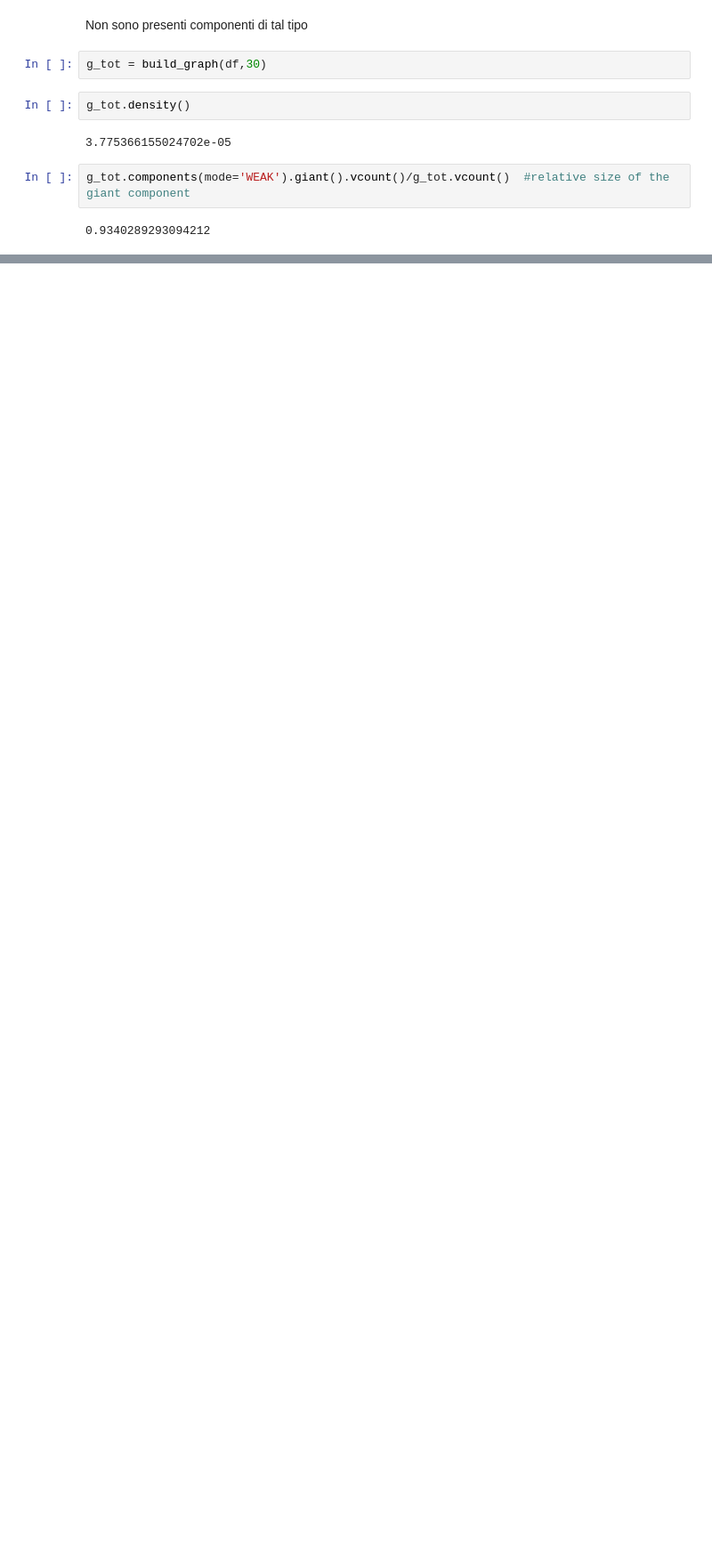
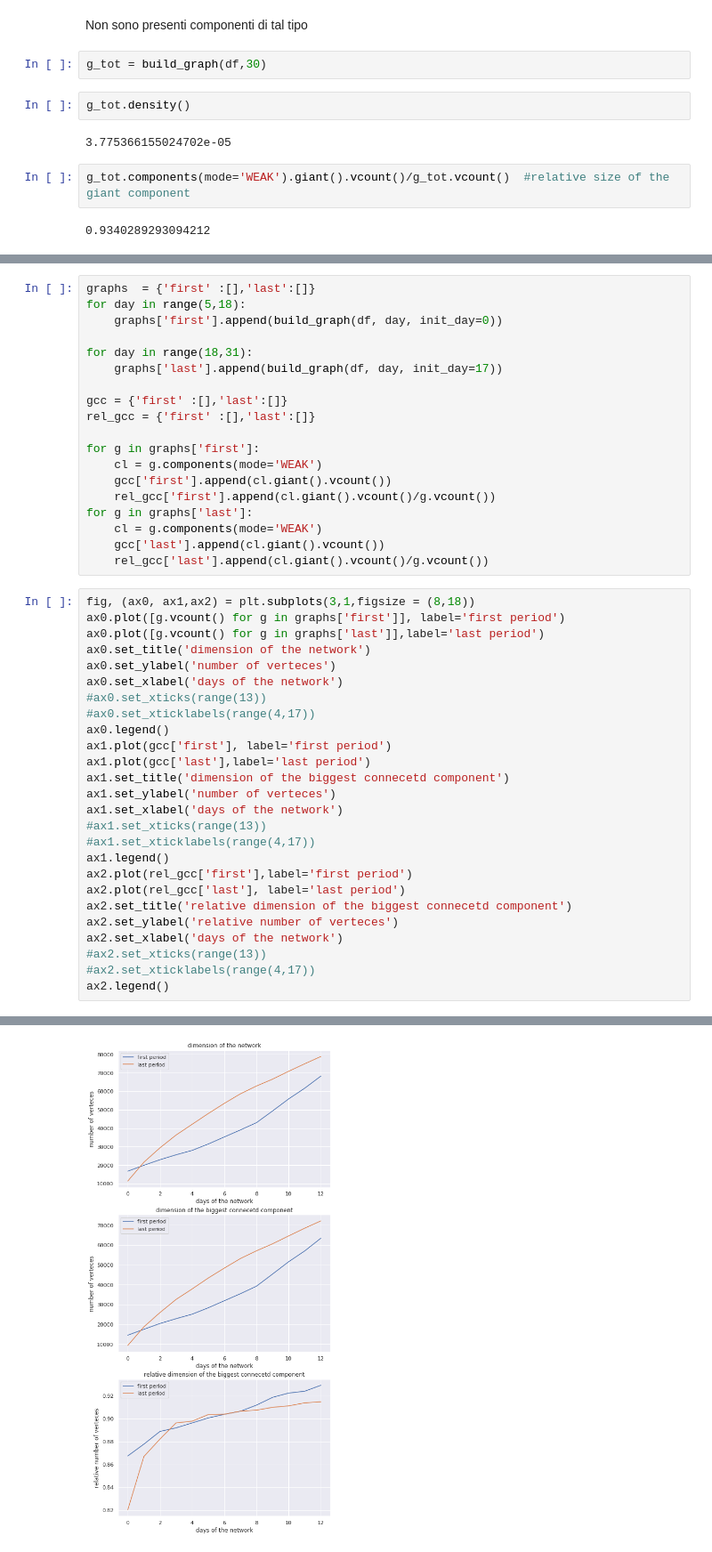
Before and after one commit to DanielePignedoli/Twitter_project, a Jupyter notebook: Network Density ad Connected Component .ipynb, the cells around one changed output, grey strips where cells are left out. Shown at 89% size. Saved outputs shown, nothing was run; the diff lists cells and outputs as text; blank space fills up the shorter version.

Commit message:
analisi sui due periodi, con diverse scelte per la suddivisone

```diff
--- a/Network Density ad Connected Component .ipynb
+++ b/Network Density ad Connected Component .ipynb
@@ -130,0 +144,46 @@ g_tot.components(mode='WEAK').giant().vcount()/g_tot.vcount()  #relative size of
+# %%
+graphs  = {'first' :[],'last':[]}
+for day in range(5,18):
+    graphs['first'].append(build_graph(df, day, init_day=0))
+
+for day in range(18,31):
+    graphs['last'].append(build_graph(df, day, init_day=17))
+
+gcc = {'first' :[],'last':[]}
+rel_gcc = {'first' :[],'last':[]}
+
+for g in graphs['first']:
+    cl = g.components(mode='WEAK')
+    gcc['first'].append(cl.giant().vcount())
+    rel_gcc['first'].append(cl.giant().vcount()/g.vcount())
+for g in graphs['last']:
+    cl = g.components(mode='WEAK')
+    gcc['last'].append(cl.giant().vcount())
+    rel_gcc['last'].append(cl.giant().vcount()/g.vcount())
+# %%
+fig, (ax0, ax1,ax2) = plt.subplots(3,1,figsize = (8,18))
+ax0.plot([g.vcount() for g in graphs['first']], label='first period')
+ax0.plot([g.vcount() for g in graphs['last']],label='last period')
+ax0.set_title('dimension of the network')
+ax0.set_ylabel('number of verteces')
+ax0.set_xlabel('days of the network')
+#ax0.set_xticks(range(13))
+#ax0.set_xticklabels(range(4,17))
+ax0.legend()
+ax1.plot(gcc['first'], label='first period')
+ax1.plot(gcc['last'],label='last period')
+ax1.set_title('dimension of the biggest connecetd component')
+ax1.set_ylabel('number of verteces')
+ax1.set_xlabel('days of the network')
+#ax1.set_xticks(range(13))
+#ax1.set_xticklabels(range(4,17))
+ax1.legend()
+ax2.plot(rel_gcc['first'],label='first period')
+ax2.plot(rel_gcc['last'], label='last period')
+ax2.set_title('relative dimension of the biggest connecetd component')
+ax2.set_ylabel('relative number of verteces')
+ax2.set_xlabel('days of the network')
+#ax2.set_xticks(range(13))
+#ax2.set_xticklabels(range(4,17))
+ax2.legend()
+# %% [output]
@@ -130,0 +191 @@ g_tot.components(mode='WEAK').giant().vcount()/g_tot.vcount()  #relative size of
+[figure, added]
```
Also changed, not shown: parts of 19 cells of this notebook.
